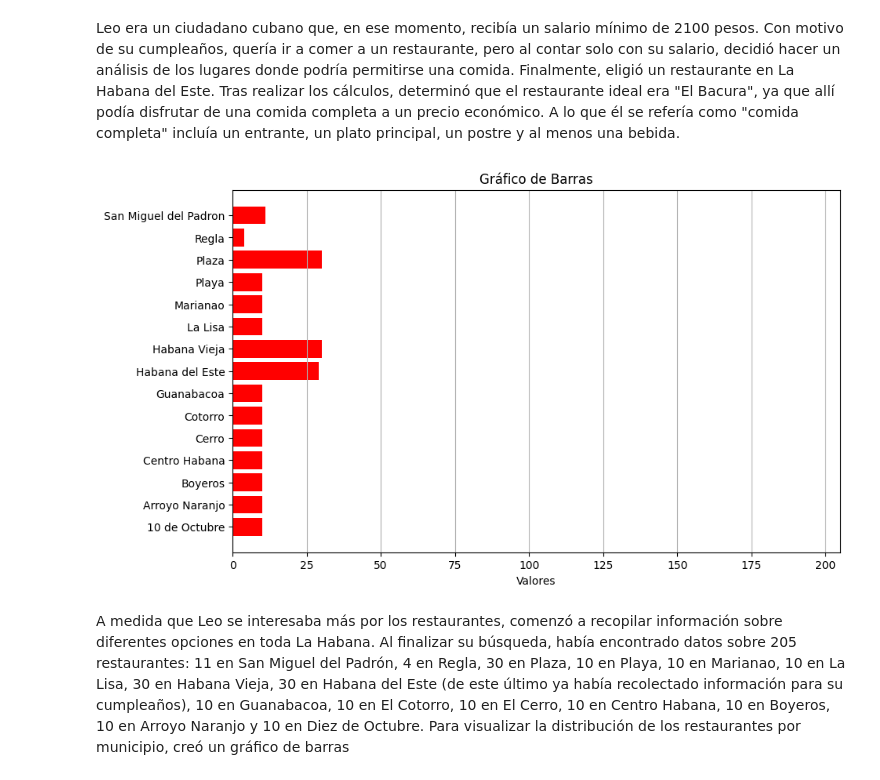
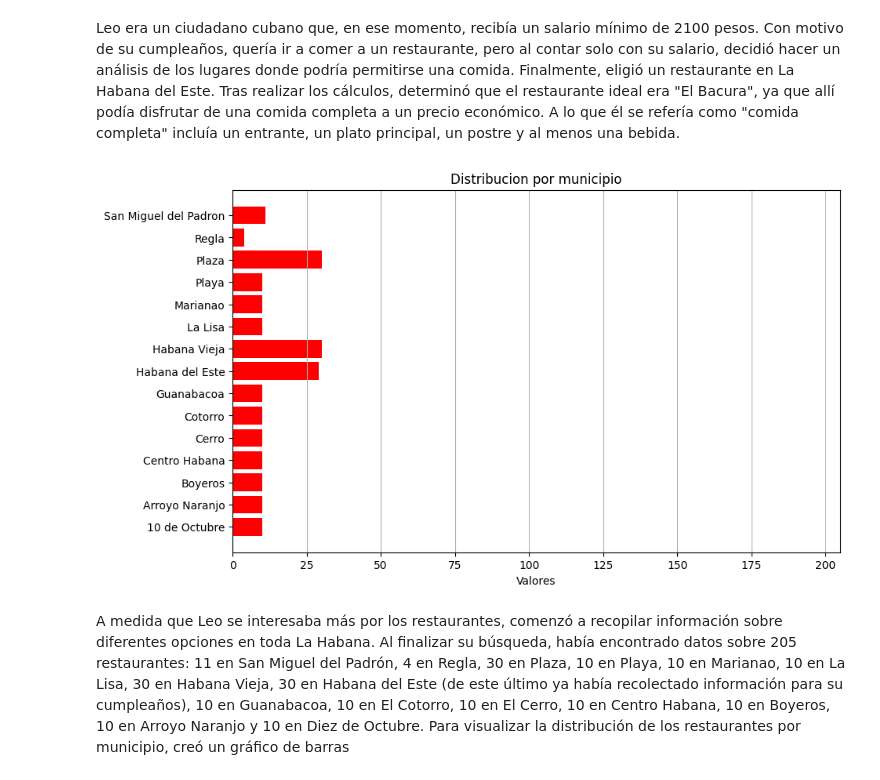
Before and after one commit to Airlys/Proyecto-ICD, a Jupyter notebook: Proyecto Jupyter.ipynb, the cells around one changed output. Drawn from its saved outputs; the diff is of its cells as text; code cells hidden in the pictures.

```diff
--- a/Proyecto Jupyter.ipynb
+++ b/Proyecto Jupyter.ipynb
@@ -51,28 +55,31 @@ eligió un restaurante en La Habana del Este. Tras realizar los cálculos, deter
 disfrutar de una comida completa a un precio económico. A lo que él se refería como "comida completa" incluía un entrante, un plato principal,
 un postre y al menos una bebida.
 # %%
-#from Proyecto import Total
 import os
 carpeta='./Proyecto-ICD'
 cantidad_restaurantes=[]
-for archivo in os.listdir('./Proyecto-ICD') :
+
+for archivo in os.listdir(carpeta) :
     ruta_completa = os.path.join(carpeta, archivo)
     if os.path.isdir(ruta_completa):
        cantidad_restaurantes.append([ archivo,total(ruta_completa)])
+
 nombres = []
 valores = []
+
 for i in cantidad_restaurantes:
     nombres.append(i[0])
     valores.append(i[1])
+
 plt.figure(figsize=(10, 6))
 plt.barh(nombres, valores, color='red')
 plt.xlabel('Valores')
-plt.title('Gráfico de Barras')
+plt.title('Distribucion por municipio')
 plt.grid(axis='x')
 plt.xlim(0, 205)
 plt.show()
 # %% [output]
-[figure, old version]
+[figure, new version]
 # %% [markdown]
 A medida que Leo se interesaba más por los restaurantes, comenzó a recopilar información sobre diferentes opciones en toda La Habana. Al
 finalizar su búsqueda, había encontrado datos sobre 205 restaurantes: 11 en San Miguel del Padrón, 4 en Regla, 30 en Plaza, 10 en Playa, 10 en
```
Also changed, not shown: parts of 2 cells of this notebook, 1 other file.
